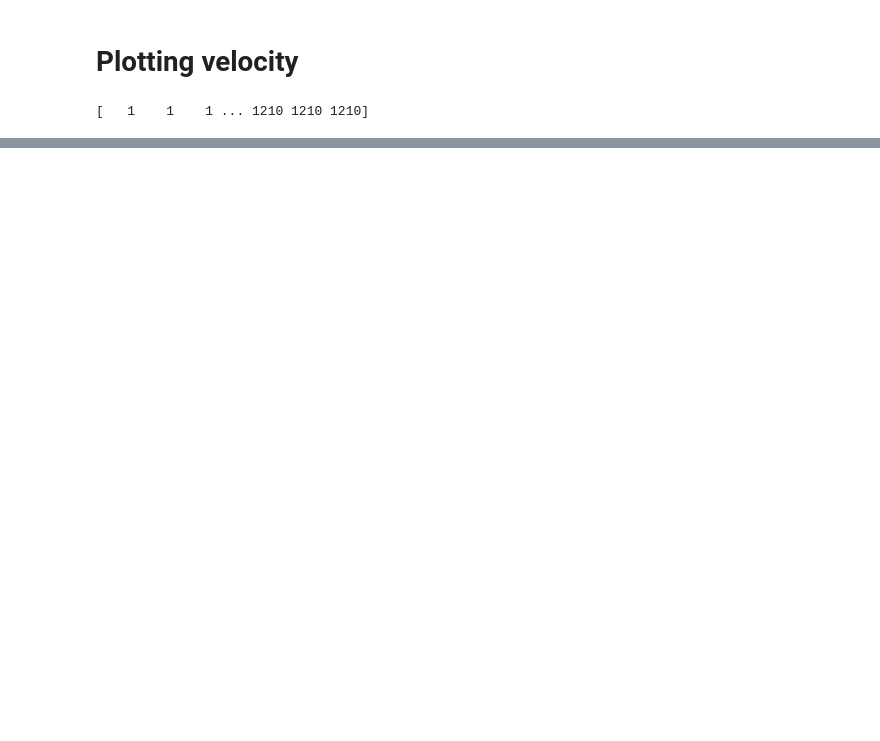
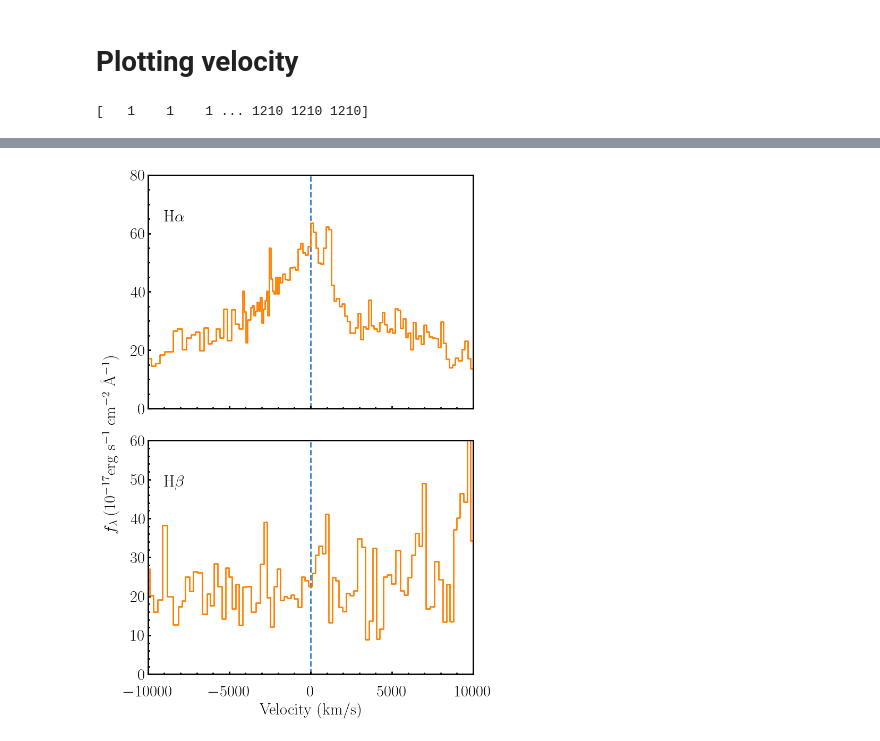
Before and after one commit to seratsaad/ticktock, a Jupyter notebook: notebooks/AGN.ipynb, the cells around one changed output, grey strips where cells are left out. Drawn from its saved outputs; the diff is of its cells as text; code cells hidden in the pictures; blank space fills up the shorter version.

```diff
--- a/notebooks/AGN.ipynb
+++ b/notebooks/AGN.ipynb
@@ -601,0 +693,88 @@ plt.show()
+# %%
+
+# Define constants
+c = 299792.458
+lambda_0_halpha = 6562
+lambda_0_hbeta = 4861.333
+
+def wavelength_to_velocity(wavelength, lambda_0):
+    return c * (wavelength - lambda_0) / lambda_0
+
+def bin_data(velocity, flux, bin_size):
+    num_bins = len(velocity) // bin_size
+    binned_velocity = np.zeros(num_bins)
+    binned_flux = np.zeros(num_bins)
+
+    for i in range(num_bins):
+        start = i * bin_size
+        end = start + bin_size
+        binned_velocity[i] = np.mean(velocity[start:end])
+        binned_flux[i] = np.mean(flux[start:end])
+
+    return binned_velocity, binned_flux
+
+# Read the data from the FITS file
+t = Table.read('/home/serat/Downloads/AGN/data/combined_regions.fits')
+
+# Convert wavelength to velocity for H-alpha
+velocity_halpha = wavelength_to_velocity(t['wavelength'], lambda_0_halpha)
+flux_halpha = t['flux']
+binned_velocity_halpha, binned_flux_halpha = bin_data(velocity_halpha, flux_halpha, bin_size=20)
+
+# Convert wavelength to velocity for H-beta
+velocity_hbeta = wavelength_to_velocity(t['wavelength'], lambda_0_hbeta)
+flux_hbeta = t['flux']
+binned_velocity_hbeta, binned_flux_hbeta = bin_data(velocity_hbeta, flux_hbeta, bin_size=4)
+
+# Plot the binned velocity profiles
+fig, (ax1, ax2) = plt.subplots(nrows=2, ncols=1, figsize=(8, 11), sharex=True)
+
+# Define the common line width
+line_width = 2.0
+
+# Function to set the border width of the axes
+def set_border_width(ax, width):
+    for spine in ax.spines.values():
+        spine.set_linewidth(width)
+
+# Set up x-axis ticks
+major_ticks = np.arange(-10000, 10001, 5000)
+minor_ticks = np.arange(-10000, 10001, 1000)
+
+# Plot H-alpha
+ax1.axvline(x=0, color='#377eb8', linestyle='--', linewidth=line_width, zorder=1)
+ax1.plot(binned_velocity_halpha, binned_flux_halpha, color="#ff7f00", drawstyle='steps-mid', linewidth=line_width, zorder=2)
+ax1.set_xlim(-10000, 10000)
+ax1.set_ylim(0, 80)
+ax1.text(0.05, 0.85, r'H$\alpha$', transform=ax1.transAxes, verticalalignment='top')
+set_border_width(ax1, line_width)
+ax1.set_xticks(major_ticks)
+ax1.set_xticks(minor_ticks, minor=True)
+
+# Plot H-beta
+ax2.axvline(x=0, color='#377eb8', linestyle='--', linewidth=line_width, zorder=1)
+ax2.plot(binned_velocity_hbeta, binned_flux_hbeta, color="#ff7f00", drawstyle='steps-mid', linewidth=line_width, zorder=2)
+ax2.set_xlim(-10000, 10000)
+ax2.set_ylim(0, 60)
+ax2.text(0.05, 0.85, r'H$\beta$', transform=ax2.transAxes, verticalalignment='top')
+set_border_width(ax2, line_width)
+ax2.set_xticks(major_ticks)
+ax2.set_xticks(minor_ticks, minor=True)
+
+# Common y-axis label
+fig.text(0.04, 0.5, r'$f_{\lambda} \:(10^{-17} \mathrm{erg\ s^{-1}\ cm^{-2}\ \AA^{-1}})$', va='center', rotation='vertical')
+
+# Add minor ticks and set tick parameters
+for ax in [ax1, ax2]:
+    ax.minorticks_on()
+    ax.tick_params(axis='both', which='both', direction='in', width=line_width)
+    ax.tick_params(axis='x', which='major', pad=15)
+    ax.tick_params(axis='x', which='minor', pad=10)
+
+ax2.set_xlabel("Velocity (km/s)")
+
+plt.tight_layout(rect=[0.05, 0, 1, 1])
+#plt.savefig("decomposed_spectra.pdf", format='pdf', bbox_inches='tight')
+plt.show()
+# %% [output]
+[figure, added]
```
Also changed, not shown: parts of 22 cells of this notebook, 9 other files.
